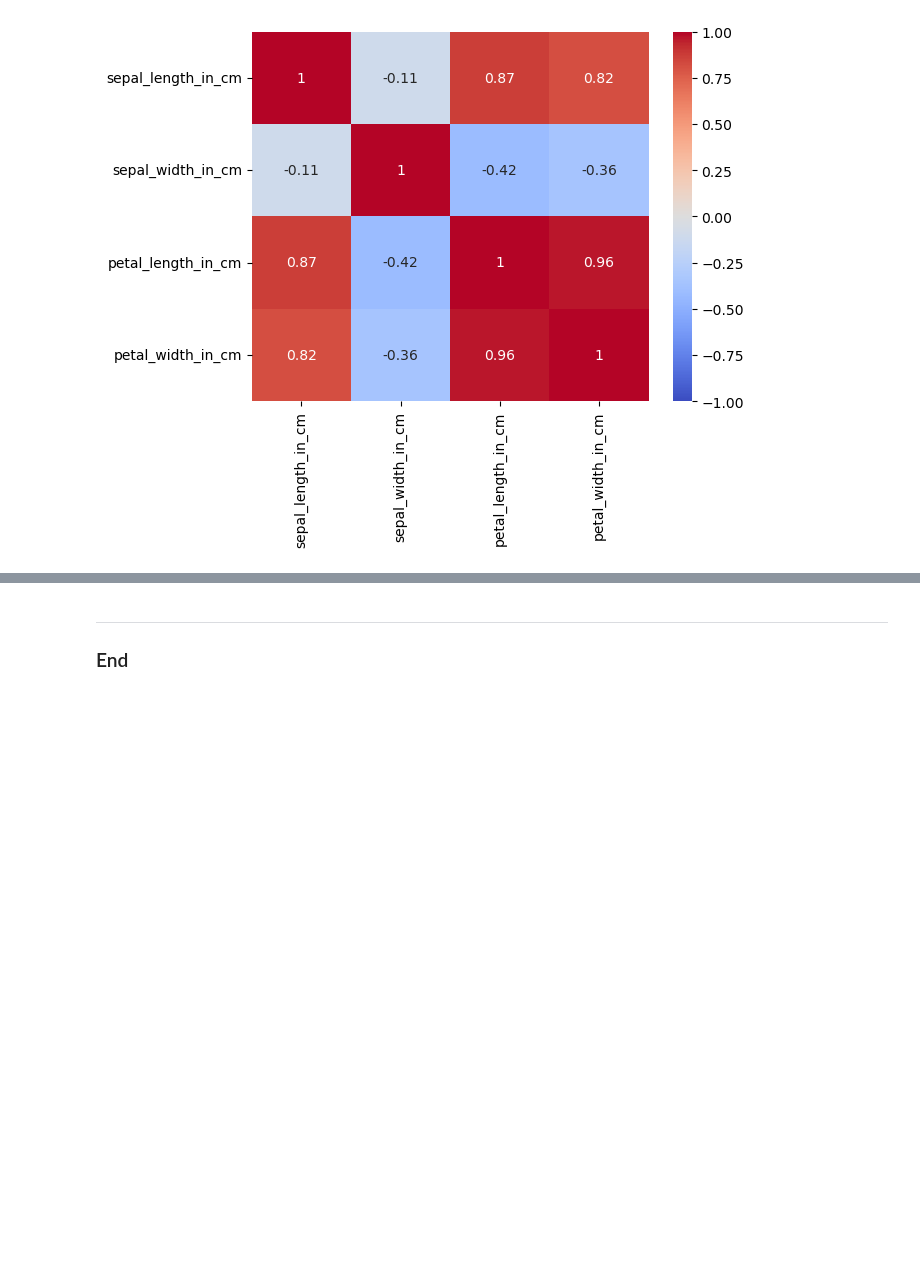
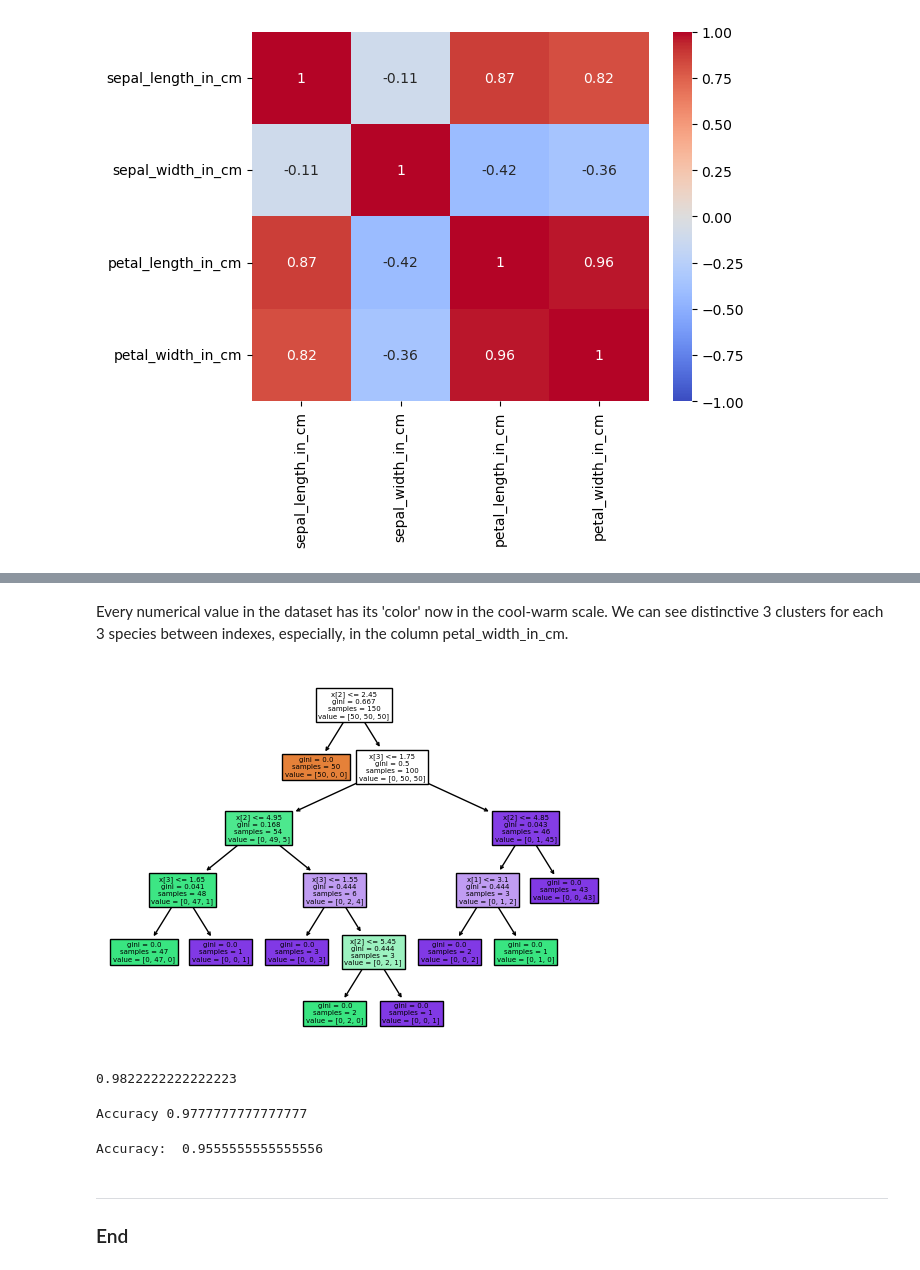
Before and after one commit to lmacakova/pands-project, a Jupyter notebook: iris_analysis.ipynb, the cells around one changed output, grey strips where cells are left out. Cells and saved outputs as stored; diff of their text form; code cells hidden in the pictures; blank space fills up the shorter version.

```diff
--- a/iris_analysis.ipynb
+++ b/iris_analysis.ipynb
@@ -136,0 +147,10 @@ sns.heatmap(corr_coef, annot=True, cmap='coolwarm', vmin=-1,vmax=1)
+# %% [markdown]
+Every numerical value in the dataset has its 'color' now in the cool-warm scale. We can see distinctive 3 clusters for each 3 species between indexes, especially, in the column petal_width_in_cm.
+# %%
+# decision tree classifier
+clf = tree.DecisionTreeClassifier()
+clf = clf.fit(x, y)
+tree.plot_tree(clf, filled=True)
+plt.savefig('dtc.png')
+# %% [output]
+[figure, added]
@@ -137,3 +163,26 @@ sns.heatmap(corr_coef, annot=True, cmap='coolwarm', vmin=-1,vmax=1)
+# %%
+# linear discriminant analysis
+LDA=LinearDiscriminantAnalysis()
+LDA.fit(train_x, train_y)
+f=RepeatedStratifiedKFold()
+score=cross_val_score(LDA, test_x, test_y,scoring='accuracy',cv=f)
+print(np.mean(score))
+# %% [output]
+0.9822222222222223
+# %%
+# logistic regression
+LR=LogisticRegression()
+LR.fit(train_x, train_y)
+print('Accuracy', LR.score(test_x, test_y))
+# %% [output]
+Accuracy 0.9777777777777777
+# %%
+# decision tree classifier
+dt = DecisionTreeClassifier()
+dt=dt.fit(train_x,train_y)
+print("Accuracy: ", dt.score(test_x,test_y))
+# %% [output]
+Accuracy:  0.9555555555555556
 # %% [markdown]
 
 ***
```
Also changed, not shown: parts of 18 cells of this notebook, 5 other files.
